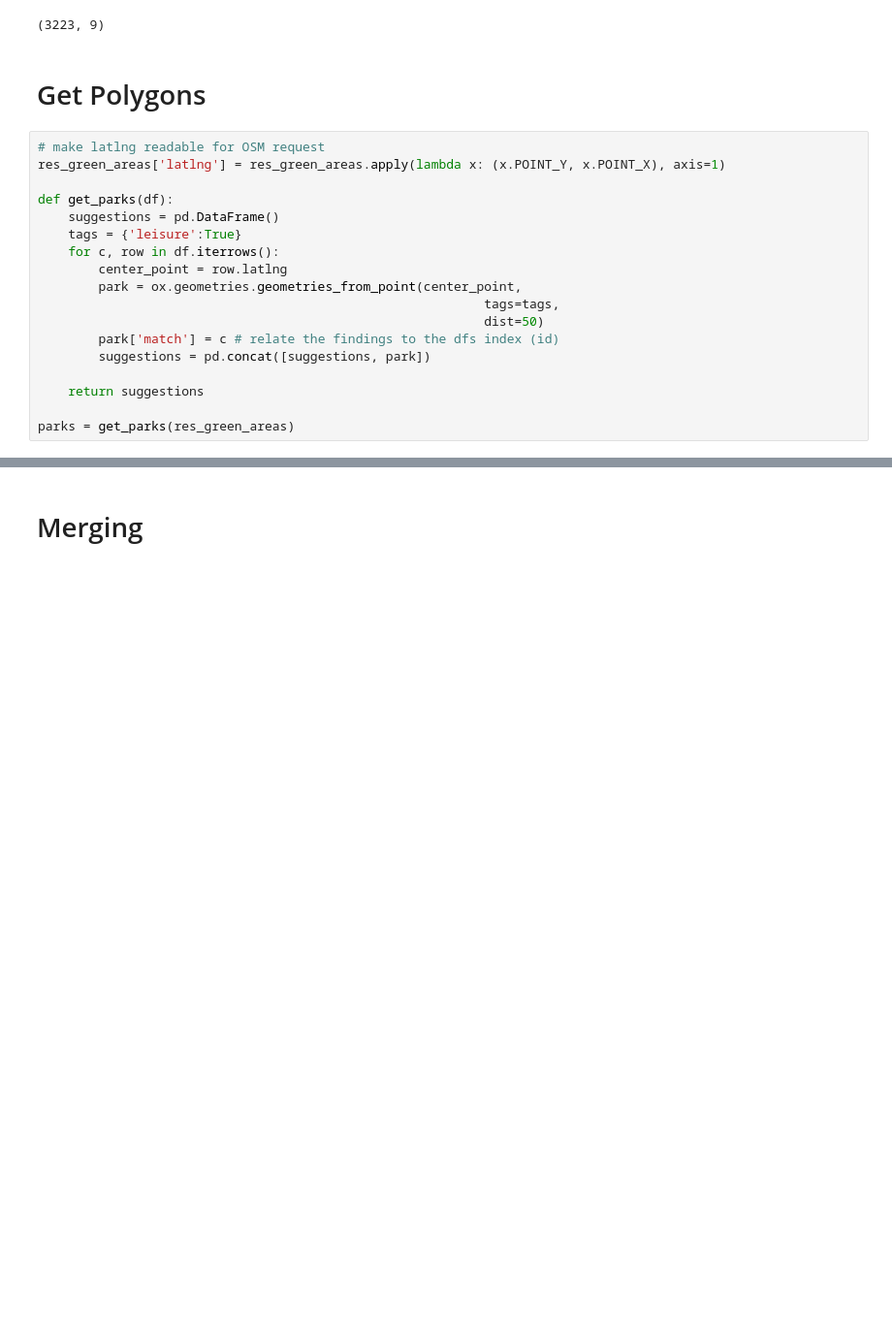
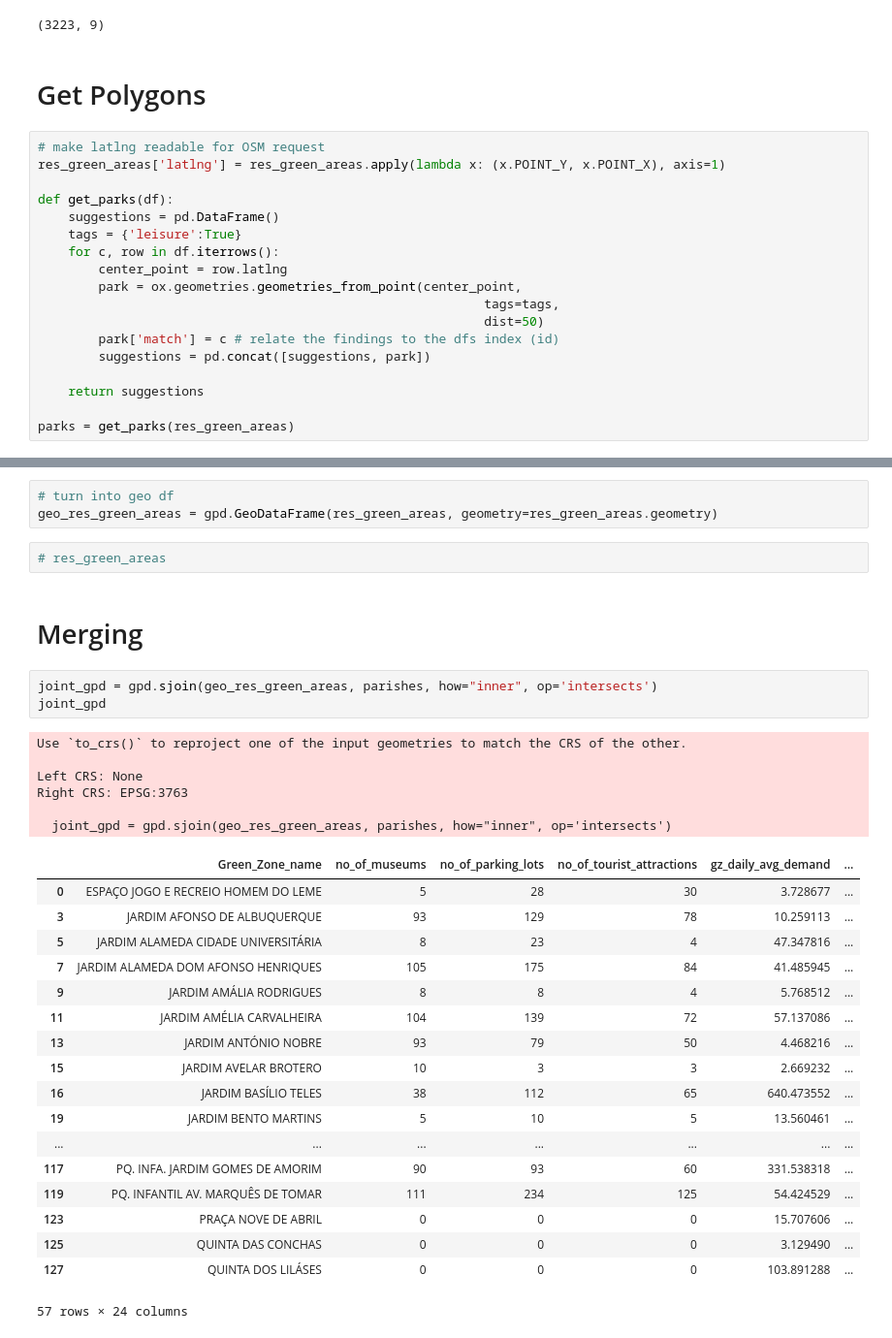
Before and after one commit to McNickSisto/world_data_league, a Jupyter notebook: stage_4/mg_parish_merge.ipynb, the cells around one changed output, grey strips where cells are left out. Shown at 97% size. Drawn from its saved outputs; the diff is of its cells as text; blank space fills up the shorter version.

```diff
--- a/stage_4/mg_parish_merge.ipynb
+++ b/stage_4/mg_parish_merge.ipynb
@@ -86,2 +105,35 @@ parks = get_parks(res_green_areas)
+# %%
+# turn into geo df
+geo_res_green_areas = gpd.GeoDataFrame(res_green_areas, geometry=res_green_areas.geometry)
+# %%
+# res_green_areas
 # %% [markdown]
 # Merging
+# %%
+joint_gpd = gpd.sjoin(geo_res_green_areas, parishes, how="inner", op='intersects')
+joint_gpd
+# %% [output]
+Use `to_crs()` to reproject one of the input geometries to match the CRS of the other.
+
+Left CRS: None
+Right CRS: EPSG:3763
+
+  joint_gpd = gpd.sjoin(geo_res_green_areas, parishes, how="inner", op='intersects')
+|  | Green_Zone_name | no_of_museums | no_of_parking_lots | no_of_tourist_attractions | gz_daily_avg_demand | ... |
+| 0 | ESPAÇO JOGO E RECREIO HOMEM DO LEME | 5 | 28 | 30 | 3.728677 | ... |
+| 3 | JARDIM AFONSO DE ALBUQUERQUE | 93 | 129 | 78 | 10.259113 | ... |
+| 5 | JARDIM ALAMEDA CIDADE UNIVERSITÁRIA | 8 | 23 | 4 | 47.347816 | ... |
+| 7 | JARDIM ALAMEDA DOM AFONSO HENRIQUES | 105 | 175 | 84 | 41.485945 | ... |
+| 9 | JARDIM AMÁLIA RODRIGUES | 8 | 8 | 4 | 5.768512 | ... |
+| 11 | JARDIM AMÉLIA CARVALHEIRA | 104 | 139 | 72 | 57.137086 | ... |
+| 13 | JARDIM ANTÓNIO NOBRE | 93 | 79 | 50 | 4.468216 | ... |
+| 15 | JARDIM AVELAR BROTERO | 10 | 3 | 3 | 2.669232 | ... |
+| 16 | JARDIM BASÍLIO TELES | 38 | 112 | 65 | 640.473552 | ... |
+| 19 | JARDIM BENTO MARTINS | 5 | 10 | 5 | 13.560461 | ... |
+| ... | ... | ... | ... | ... | ... | ... |
+| 117 | PQ. INFA. JARDIM GOMES DE AMORIM | 90 | 93 | 60 | 331.538318 | ... |
+| 119 | PQ. INFANTIL AV. MARQUÊS DE TOMAR | 111 | 234 | 125 | 54.424529 | ... |
+| 123 | PRAÇA NOVE DE ABRIL | 0 | 0 | 0 | 15.707606 | ... |
+| 125 | QUINTA DAS CONCHAS | 0 | 0 | 0 | 3.129490 | ... |
+| 127 | QUINTA DOS LILÁSES | 0 | 0 | 0 | 103.891288 | ... |
+57 rows × 24 columns
```
Also changed, not shown: parts of 7 cells of this notebook.
